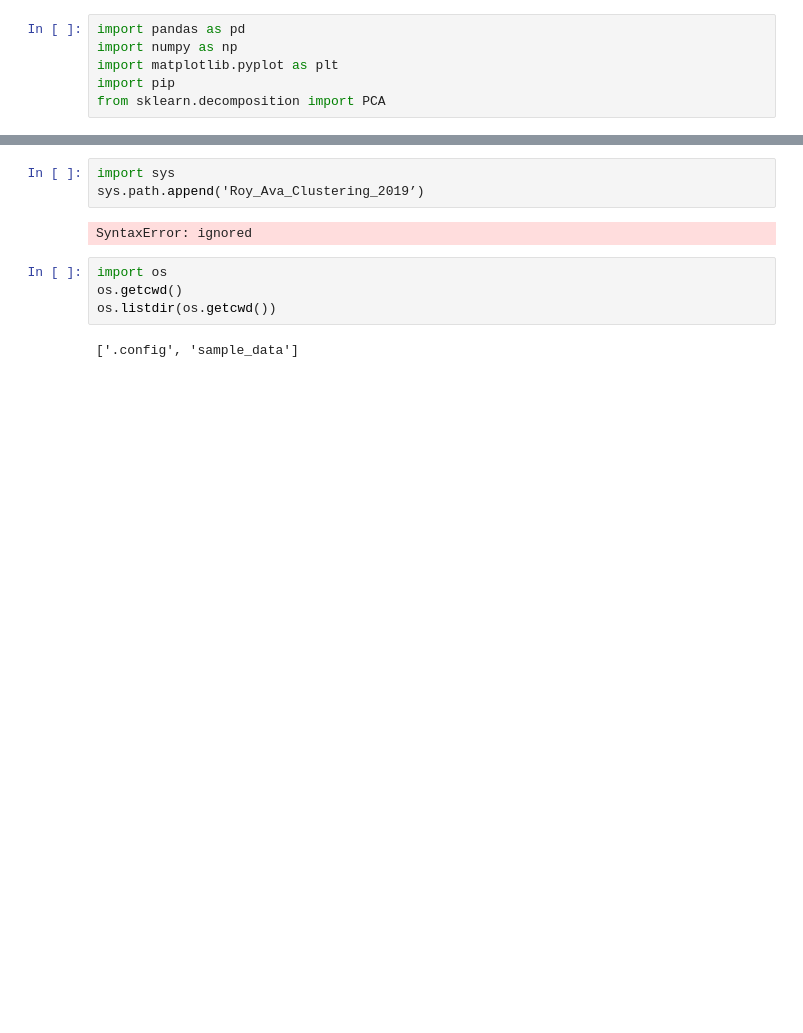
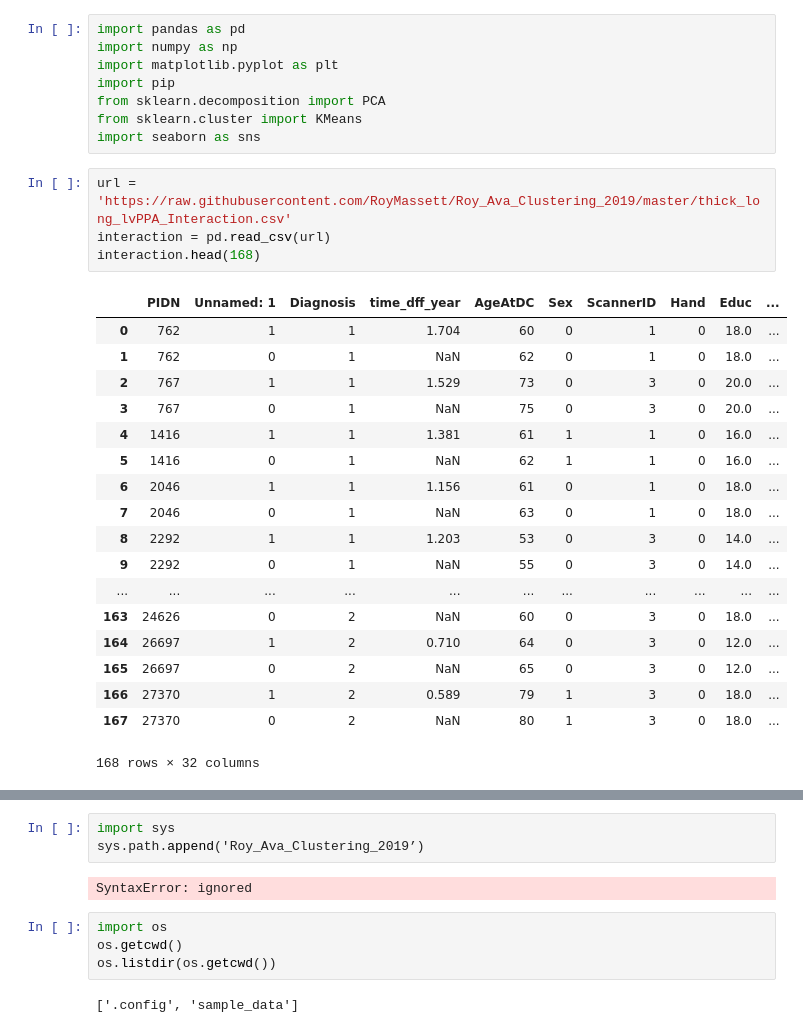
Before and after one commit to RoyMassett/Roy_Ava_Clustering_2019, a Jupyter notebook: notebooks/Thickness_Interaction_Clustering.ipynb, the cells around one changed output, grey strips where cells are left out. Cells and saved outputs as stored; diff of their text form; blank space fills up the shorter version.

```diff
--- a/notebooks/Thickness_Interaction_Clustering.ipynb
+++ b/notebooks/Thickness_Interaction_Clustering.ipynb
@@ -6,3 +6,28 @@ import numpy as np
 import matplotlib.pyplot as plt
 import pip
 from sklearn.decomposition import PCA
+from sklearn.cluster import KMeans
+import seaborn as sns
+# %%
+url = 'https://raw.githubusercontent.com/RoyMassett/Roy_Ava_Clustering_2019/master/thick_long_lvPPA_Interaction.csv'
+interaction = pd.read_csv(url)
+interaction.head(168)
+# %% [output]
+|  | PIDN | Unnamed: 1 | Diagnosis | time_dff_year | AgeAtDC | Sex | ScannerID | Hand | Educ | ... |
+| 0 | 762 | 1 | 1 | 1.704 | 60 | 0 | 1 | 0 | 18.0 | ... |
+| 1 | 762 | 0 | 1 | NaN | 62 | 0 | 1 | 0 | 18.0 | ... |
+| 2 | 767 | 1 | 1 | 1.529 | 73 | 0 | 3 | 0 | 20.0 | ... |
+| 3 | 767 | 0 | 1 | NaN | 75 | 0 | 3 | 0 | 20.0 | ... |
+| 4 | 1416 | 1 | 1 | 1.381 | 61 | 1 | 1 | 0 | 16.0 | ... |
+| 5 | 1416 | 0 | 1 | NaN | 62 | 1 | 1 | 0 | 16.0 | ... |
+| 6 | 2046 | 1 | 1 | 1.156 | 61 | 0 | 1 | 0 | 18.0 | ... |
+| 7 | 2046 | 0 | 1 | NaN | 63 | 0 | 1 | 0 | 18.0 | ... |
+| 8 | 2292 | 1 | 1 | 1.203 | 53 | 0 | 3 | 0 | 14.0 | ... |
+| 9 | 2292 | 0 | 1 | NaN | 55 | 0 | 3 | 0 | 14.0 | ... |
+| ... | ... | ... | ... | ... | ... | ... | ... | ... | ... | ... |
+| 163 | 24626 | 0 | 2 | NaN | 60 | 0 | 3 | 0 | 18.0 | ... |
+| 164 | 26697 | 1 | 2 | 0.710 | 64 | 0 | 3 | 0 | 12.0 | ... |
+| 165 | 26697 | 0 | 2 | NaN | 65 | 0 | 3 | 0 | 12.0 | ... |
+| 166 | 27370 | 1 | 2 | 0.589 | 79 | 1 | 3 | 0 | 18.0 | ... |
+| 167 | 27370 | 0 | 2 | NaN | 80 | 1 | 3 | 0 | 18.0 | ... |
+168 rows × 32 columns
```
Also changed, not shown: parts of 4 cells of this notebook.
